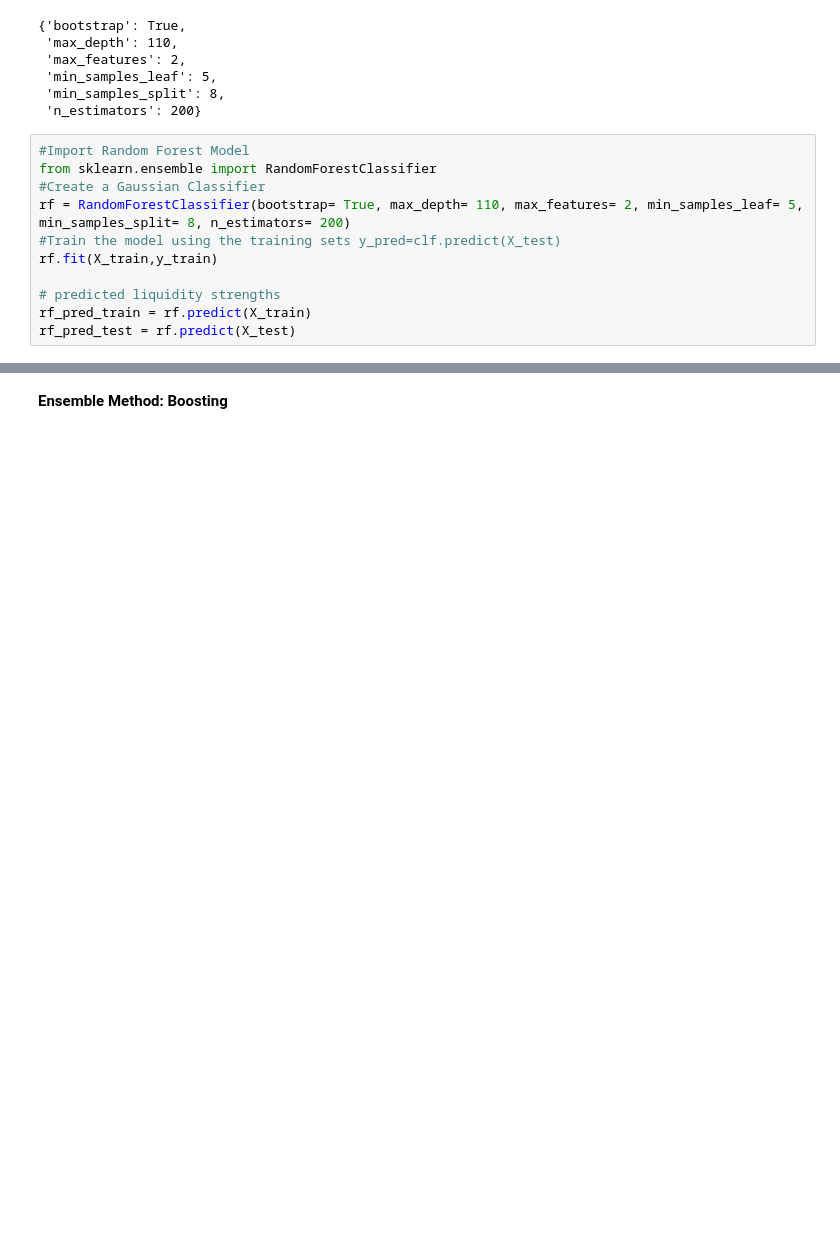
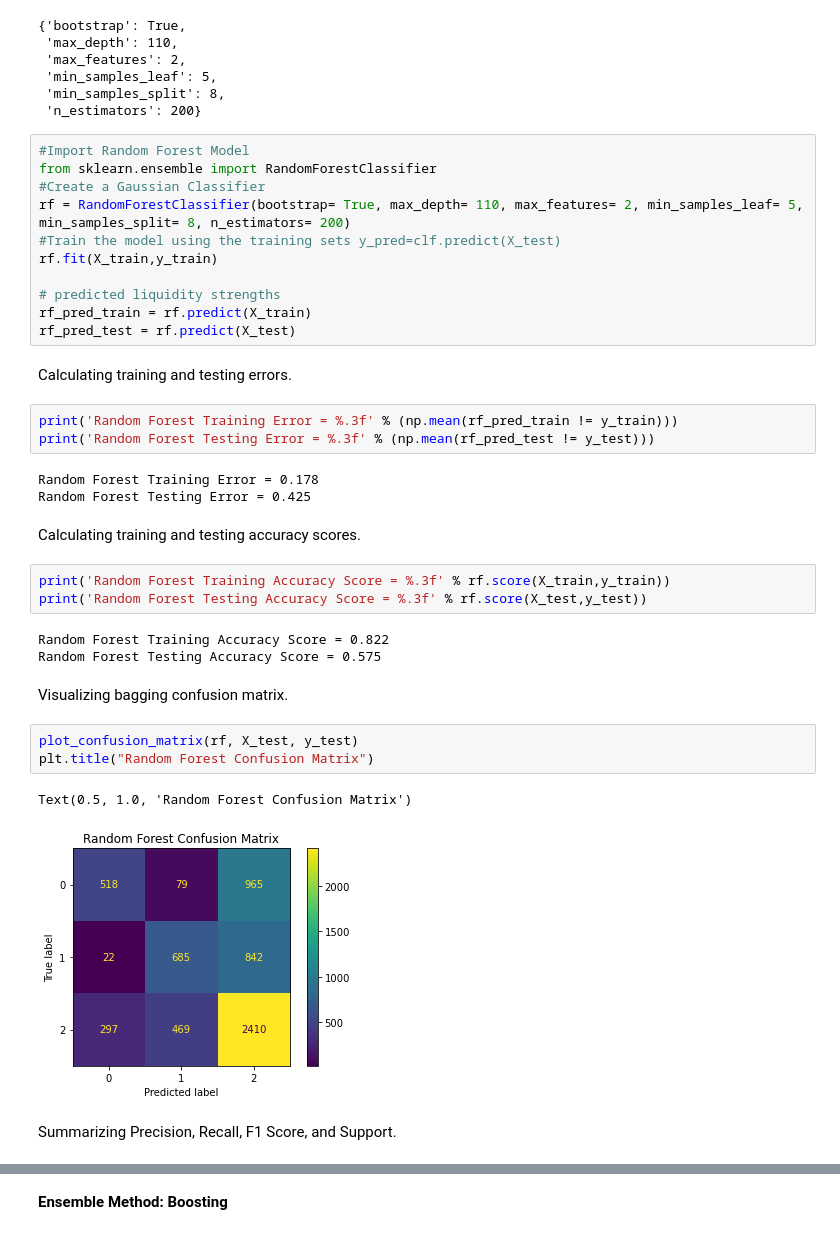
Before and after one commit to lykjohn/UChicago-Summer-Session-2022, a Jupyter notebook: Week4/Week 4 Lecture Source Code.ipynb, the cells around one changed output, grey strips where cells are left out. Drawn from its saved outputs; the diff is of its cells as text; blank space fills up the shorter version.

```diff
--- a/Week4/Week 4 Lecture Source Code.ipynb
+++ b/Week4/Week 4 Lecture Source Code.ipynb
@@ -692,3 +693,29 @@ rf.fit(X_train,y_train)
 # predicted liquidity strengths
 rf_pred_train = rf.predict(X_train)
 rf_pred_test = rf.predict(X_test)
+# %% [markdown]
+Calculating training and testing errors.
+# %%
+print('Random Forest Training Error = %.3f' % (np.mean(rf_pred_train != y_train)))
+print('Random Forest Testing Error = %.3f' % (np.mean(rf_pred_test != y_test)))
+# %% [output]
+Random Forest Training Error = 0.178
+Random Forest Testing Error = 0.425
+# %% [markdown]
+Calculating training and testing accuracy scores.
+# %%
+print('Random Forest Training Accuracy Score = %.3f' % rf.score(X_train,y_train))
+print('Random Forest Testing Accuracy Score = %.3f' % rf.score(X_test,y_test))
+# %% [output]
+Random Forest Training Accuracy Score = 0.822
+Random Forest Testing Accuracy Score = 0.575
+# %% [markdown]
+Visualizing bagging confusion matrix.
+# %%
+plot_confusion_matrix(rf, X_test, y_test)
+plt.title("Random Forest Confusion Matrix")
+# %% [output]
+Text(0.5, 1.0, 'Random Forest Confusion Matrix')
+[figure, added]
+# %% [markdown]
+Summarizing Precision, Recall, F1 Score, and Support.
```
Also changed, not shown: parts of 4 cells of this notebook.
